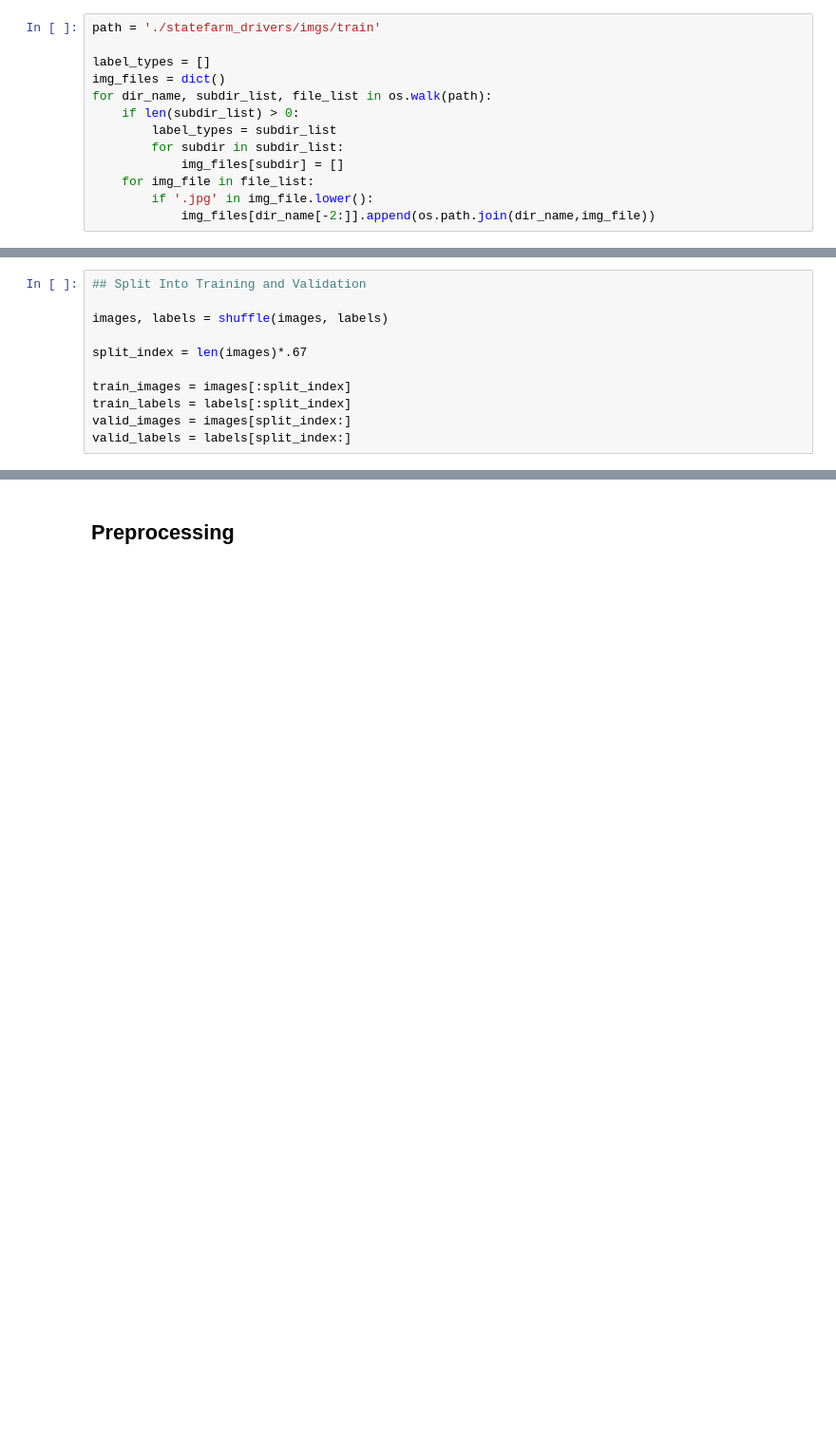
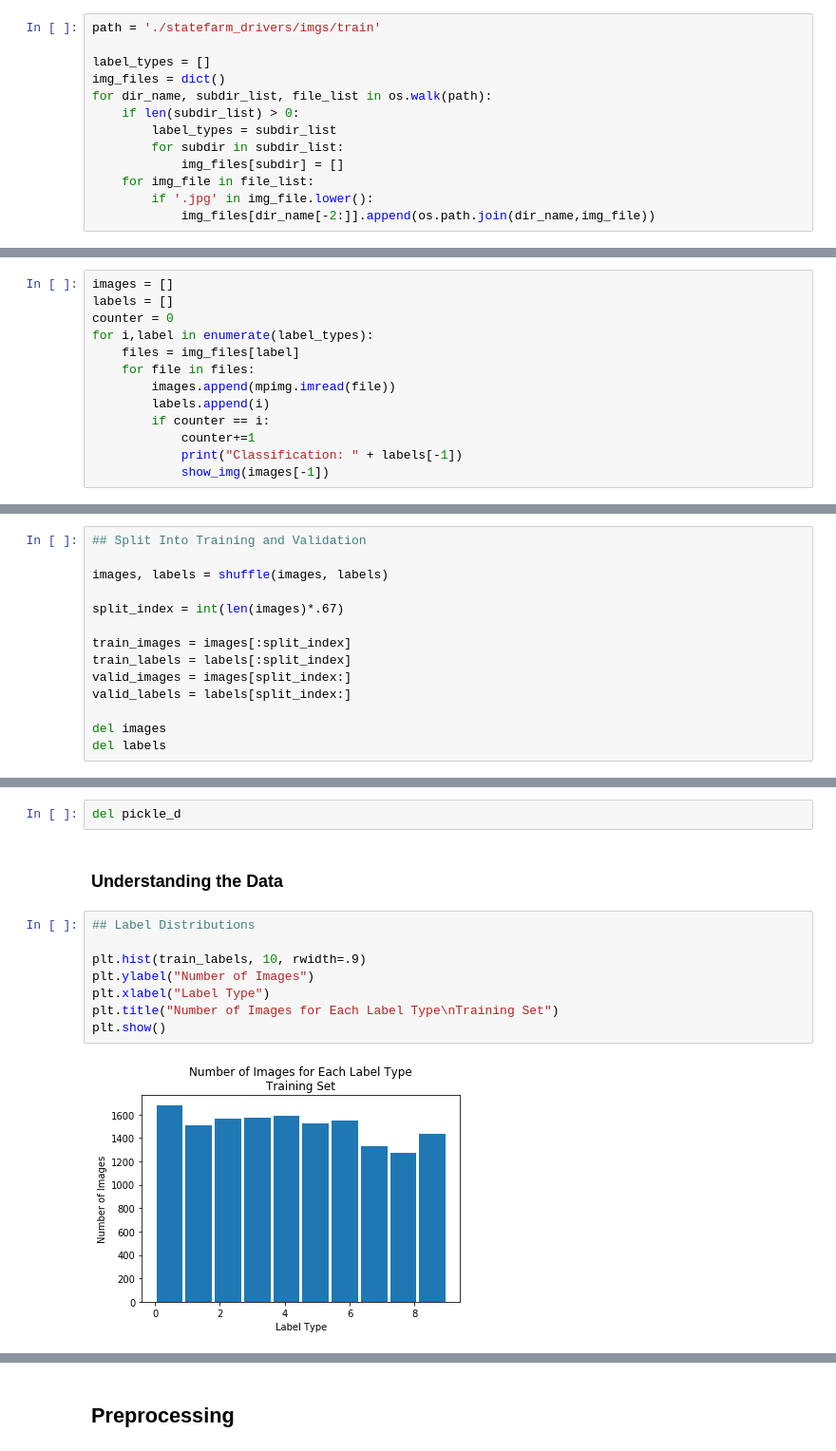
Before and after one commit to grantsrb/kaggle-state_farm_drivers, a Jupyter notebook: driver_classification.ipynb, the cells around one changed output, grey strips where cells are left out. Shown at 95% size. Saved outputs shown, nothing was run; the diff lists cells and outputs as text; blank space fills up the shorter version.

```diff
--- a/driver_classification.ipynb
+++ b/driver_classification.ipynb
@@ -83,0 +43,13 @@ The next few cells split the images into a training and validation set and then
+# %%
+images = []
+labels = []
+counter = 0
+for i,label in enumerate(label_types):
+    files = img_files[label]
+    for file in files:
+        images.append(mpimg.imread(file))
+        labels.append(i)
+        if counter == i:
+            counter+=1
+            print("Classification: " + labels[-1])
+            show_img(images[-1])
@@ -86,9 +70,12 @@ The next few cells split the images into a training and validation set and then
 
 images, labels = shuffle(images, labels)
 
-split_index = len(images)*.67
+split_index = int(len(images)*.67)
 
 train_images = images[:split_index]
 train_labels = labels[:split_index]
 valid_images = images[split_index:]
 valid_labels = labels[split_index:]
+
+del images
+del labels
@@ -104,0 +104,14 @@ for i,label in enumerate(labels):
+# %%
+del pickle_d
+# %% [markdown]
+### Understanding the Data
+# %%
+## Label Distributions
+
+plt.hist(train_labels, 10, rwidth=.9)
+plt.ylabel("Number of Images")
+plt.xlabel("Label Type")
+plt.title("Number of Images for Each Label Type\nTraining Set")
+plt.show()
+# %% [output]
+[figure, added]
```
Also changed, not shown: parts of 13 cells of this notebook.
